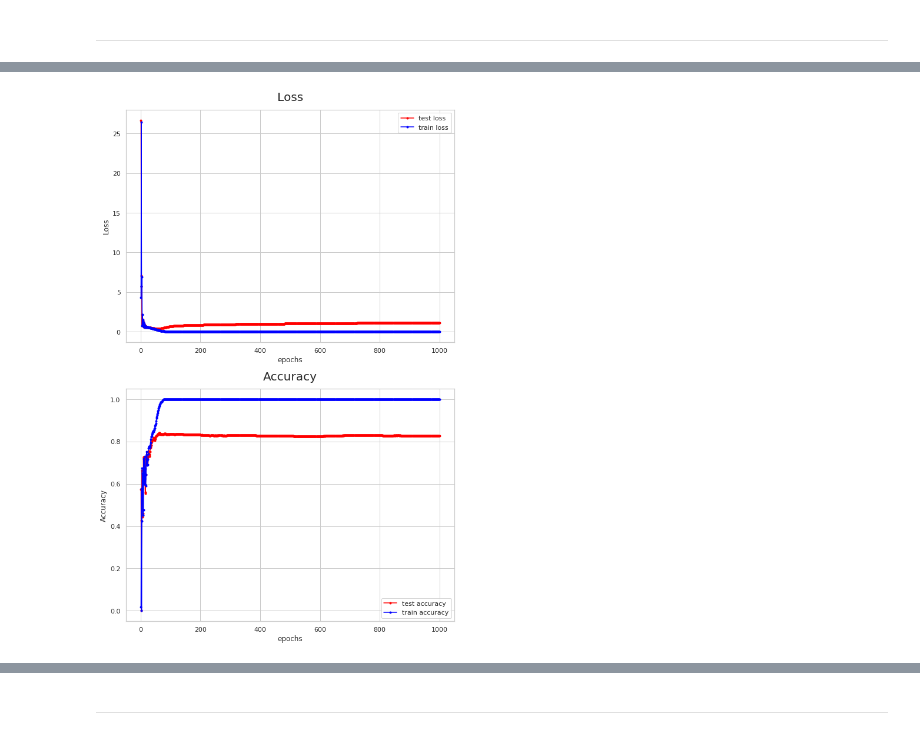
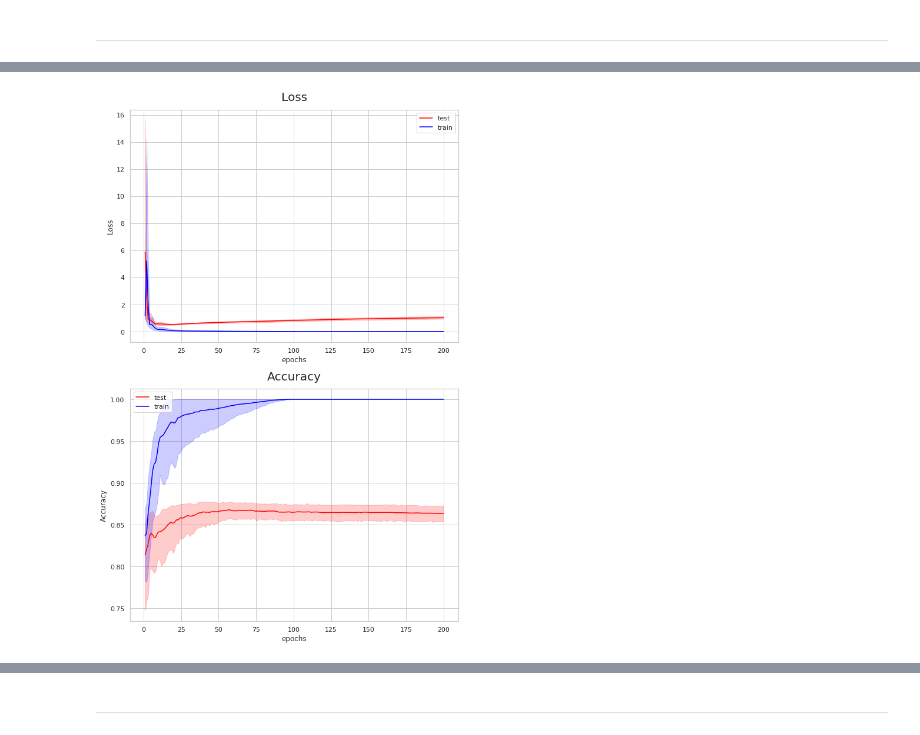
Before and after one commit to INFOPAUL/DeepLearning_Proj1, a Jupyter notebook: notebooks/code.ipynb, the cells around one changed output, grey strips where cells are left out. Cells and saved outputs as stored; diff of their text form; code cells hidden in the pictures.

```diff
--- a/notebooks/code.ipynb
+++ b/notebooks/code.ipynb
@@ -81,19 +112,19 @@ from architectures.Siamese import Siamese, SiameseDataset
 # %%
-%load_ext tensorboard
-%tensorboard --logdir ./logs
+# %load_ext tensorboard
+# %tensorboard --logdir ./logs
 
-config_model_no_WS = dict(
-    logs_dir=f'./logs/Siamese/{datetime.now().strftime("%Y%m%d_%H%M%S")}',
-    dataset=SiameseDataset,
+config_model2 = dict(
+    logs_dir=f'./logs/WeightSharing/{datetime.now().strftime("%Y%m%d_%H%M%S")}',
+    dataset=WeightSharingDataset,
     criterion=nn.CrossEntropyLoss(),
     optimizer=torch.optim.Adam,
     learning_rate=0.001,
     batch_size=batch_size,
     num_epochs=num_epochs,  # 250
-    model=Siamese(), #'simple_conv',
+    model=WeightSharing(), #'simple_conv',
     augmentation=False,
-    verbose=1
+    verbose=0
 )
 
-model2, history2 = train.train(config_model_no_WS)
+df2, model2, history2 = collect_data_runs(config_model2, runs_num=runs_num)
 # %% [output]
@@ -121,5 +146,5 @@ epoch [1000] loss_train: 2.15e-05 loss_test: 1.13e+00 acc_train: 1.00e+00 acc_te
-# %%
-history2.plot()
-# %% [output]
-[figure, removed]
+# %%
+plot_result(df2)
+# %% [output]
+[figure, added]
 # %%
```
Also changed, not shown: parts of 47 cells of this notebook, 7 other files.
